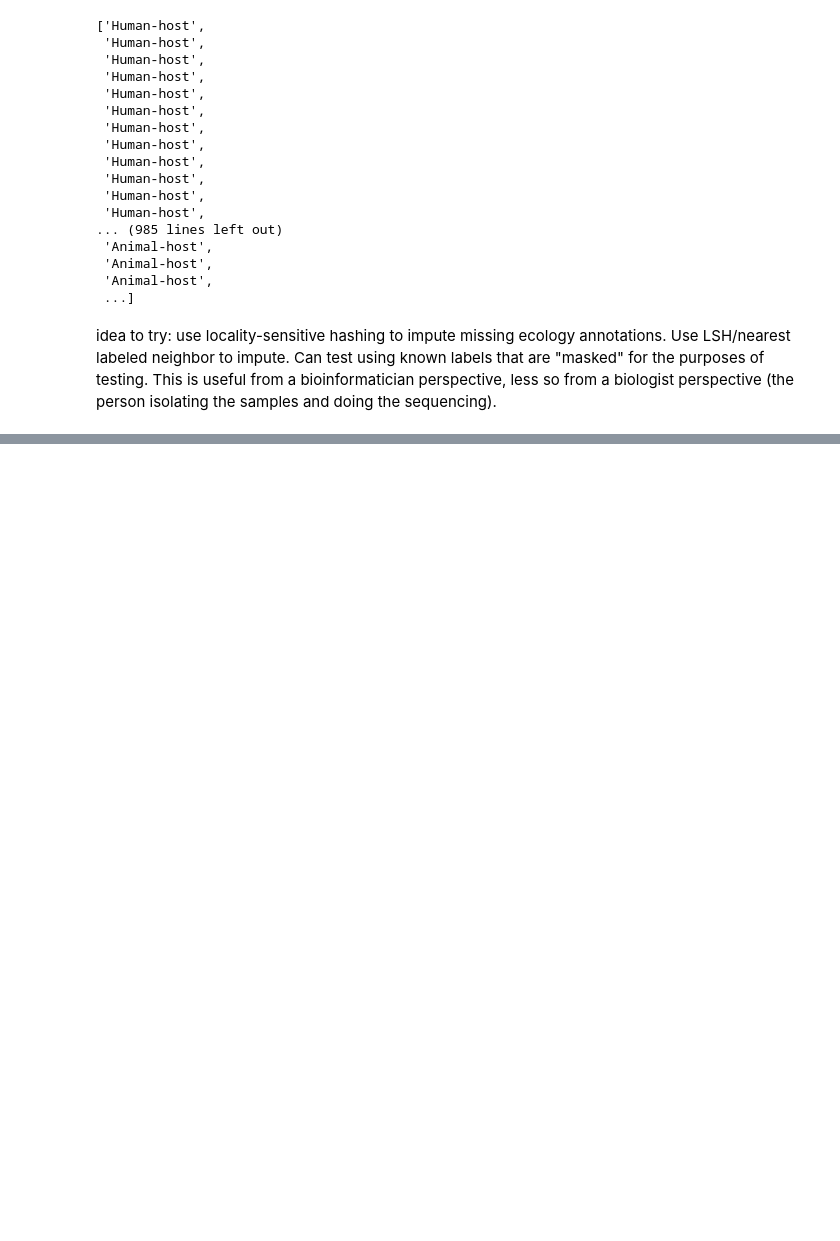
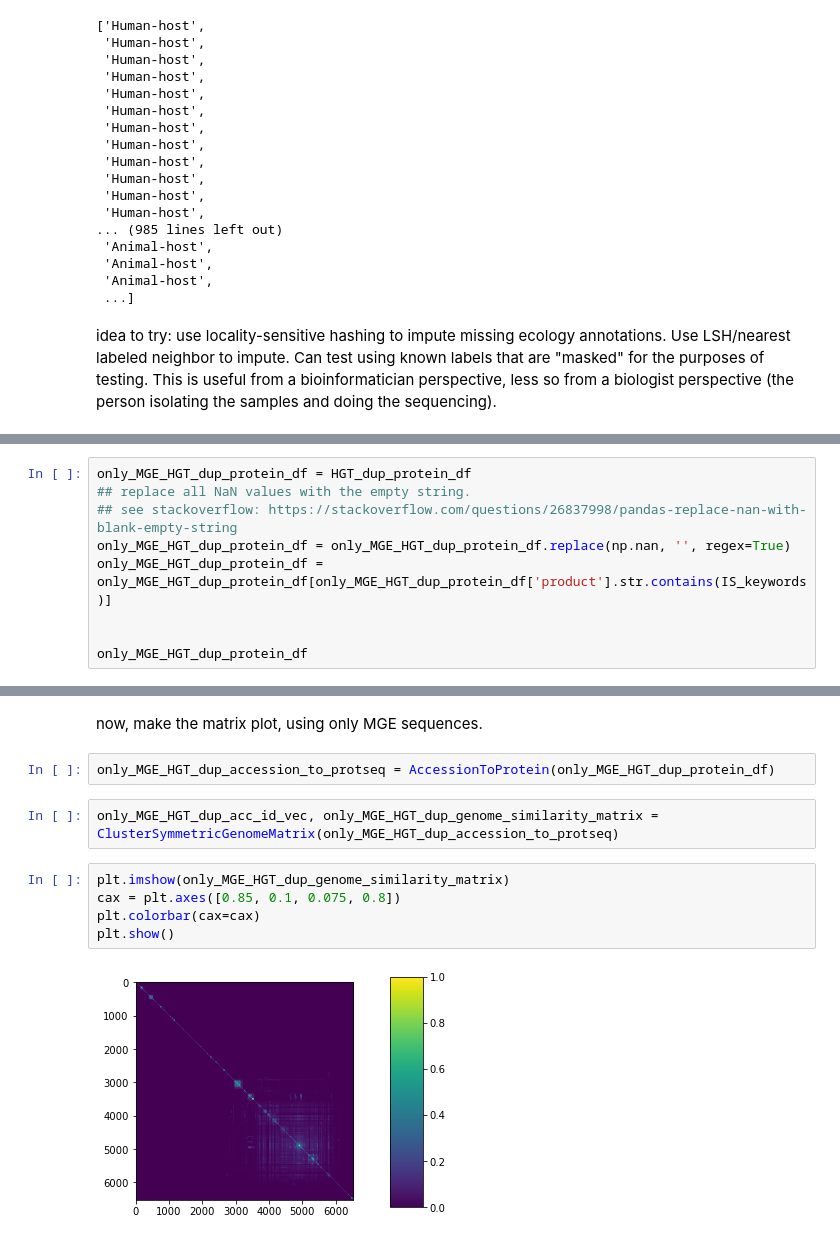
Before and after one commit to rohanmaddamsetti/AR-gene-plasmid-analysis, a Jupyter notebook: HGT-network-notebook.ipynb, the cells around one changed output, grey strips where cells are left out. Cells and saved outputs as stored; diff of their text form; blank space fills up the shorter version.

```diff
--- a/HGT-network-notebook.ipynb
+++ b/HGT-network-notebook.ipynb
@@ -432,0 +600,9 @@ idea to try: use locality-sensitive hashing to impute missing ecology annotation
+# %%
+only_MGE_HGT_dup_protein_df = HGT_dup_protein_df
+## replace all NaN values with the empty string.
+## see stackoverflow: https://stackoverflow.com/questions/26837998/pandas-replace-nan-with-blank-empty-string
+only_MGE_HGT_dup_protein_df = only_MGE_HGT_dup_protein_df.replace(np.nan, '', regex=True)
+only_MGE_HGT_dup_protein_df = only_MGE_HGT_dup_protein_df[only_MGE_HGT_dup_protein_df['product'].str.contains(IS_keywords)]
+
+
+only_MGE_HGT_dup_protein_df
@@ -432,0 +623,13 @@ idea to try: use locality-sensitive hashing to impute missing ecology annotation
+# %% [markdown]
+now, make the matrix plot, using only MGE sequences.
+# %%
+only_MGE_HGT_dup_accession_to_protseq = AccessionToProtein(only_MGE_HGT_dup_protein_df)
+# %%
+only_MGE_HGT_dup_acc_id_vec, only_MGE_HGT_dup_genome_similarity_matrix = ClusterSymmetricGenomeMatrix(only_MGE_HGT_dup_accession_to_protseq)
+# %%
+plt.imshow(only_MGE_HGT_dup_genome_similarity_matrix)
+cax = plt.axes([0.85, 0.1, 0.075, 0.8])
+plt.colorbar(cax=cax)
+plt.show()
+# %% [output]
+[figure, added]
```
Also changed, not shown: parts of 42 cells of this notebook, 3 other files.
